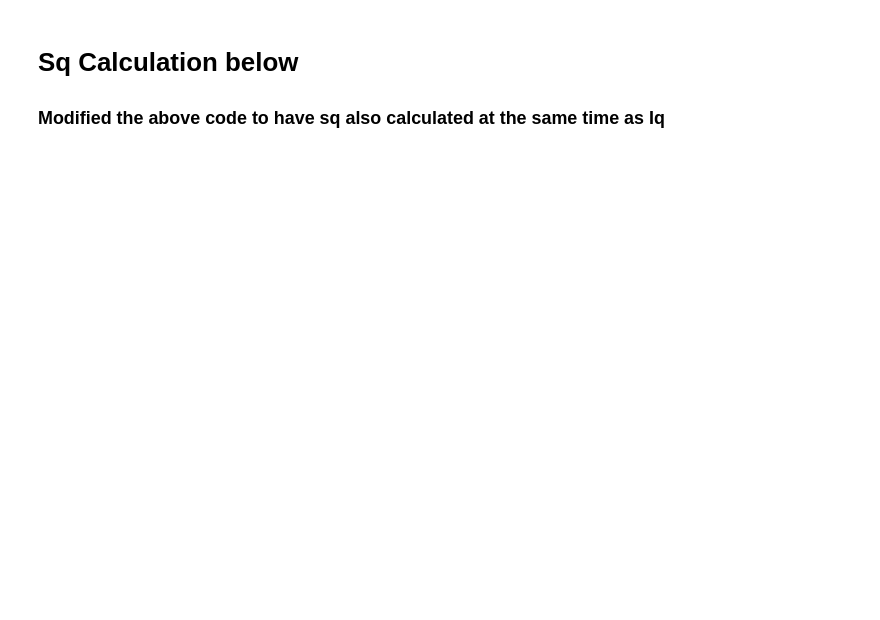
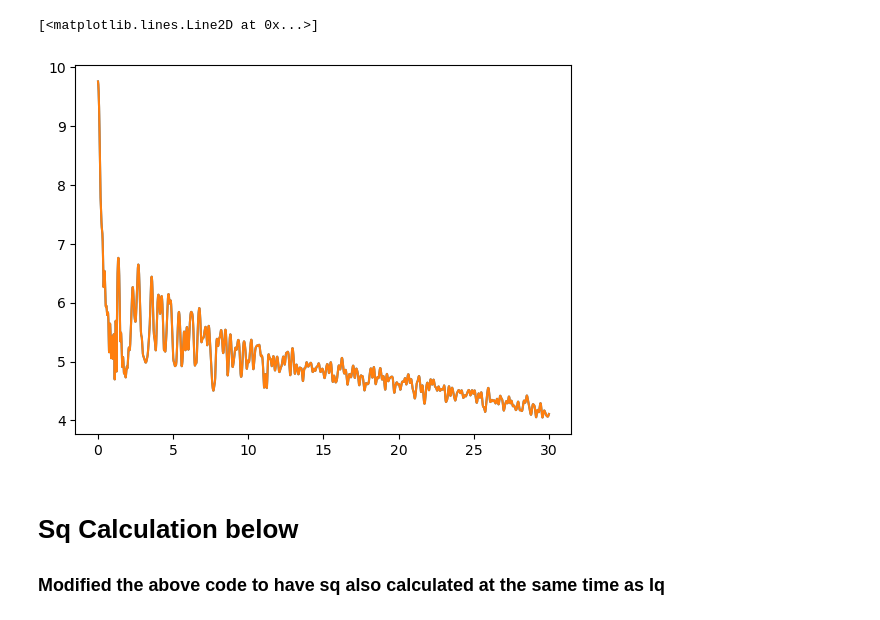
Before and after one commit to jklynch/iqsq, a Jupyter notebook: notebooks/iqsq.ipynb, the cells around one changed output. Drawn from its saved outputs; the diff is of its cells as text; code cells hidden in the pictures; blank space fills up the shorter version.

```diff
--- a/notebooks/iqsq.ipynb
+++ b/notebooks/iqsq.ipynb
@@ -245,3 +482,15 @@ atom_distance_matrix_df = iqsq.build_atom_distance_matrix(atom_positions_df)
+# %%
+plt.plot(
+    qIq_10x10x10_gpu_1[:,0],
+    np.log10(qIq_10x10x10_gpu_1[:,1])
+)
+plt.plot(
+    qIq_10x10x10_gpu_2[:,0],
+    np.log10(qIq_10x10x10_gpu_2[:,1]),
+)
+# %% [output]
+[<matplotlib.lines.Line2D at 0x...>]
+[figure, added]
 # %%
 qIq, Fi = getQIq(scattering_factors_df=sf_df, atom_positions_path="GrSqf_cal_AP_Oct27/5IrC_r5a-1Ir.xyz", qmin=0.01, qmax=30, qstep=0.01, auto_save=False)
 # %%
```
Also changed, not shown: parts of 15 cells of this notebook, 4 other files.
